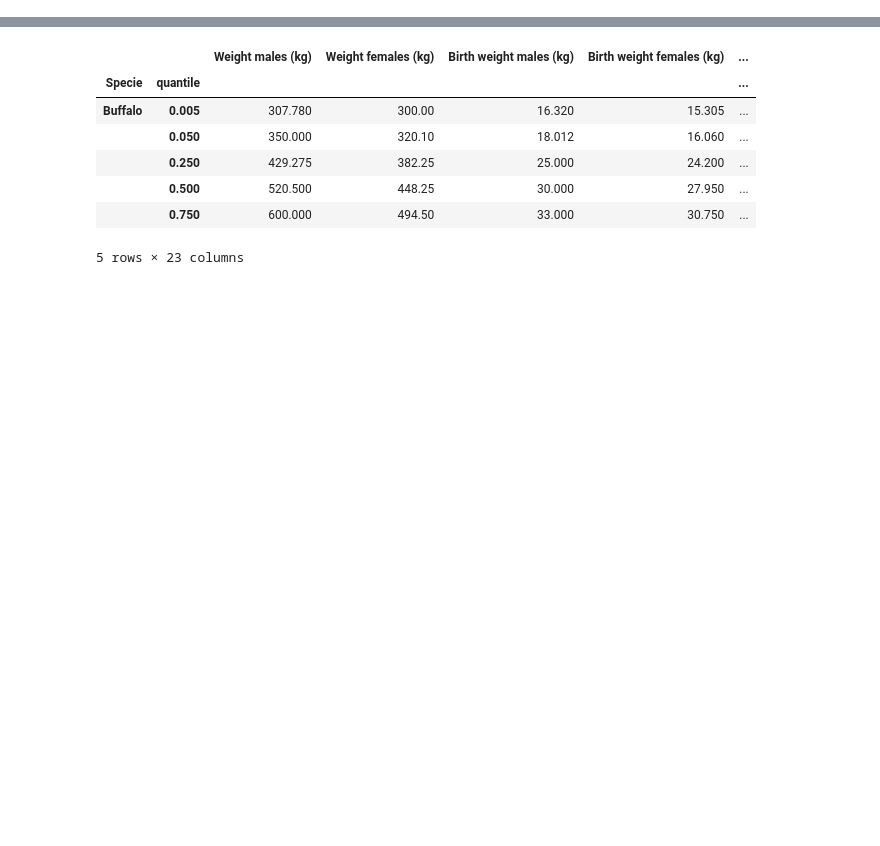
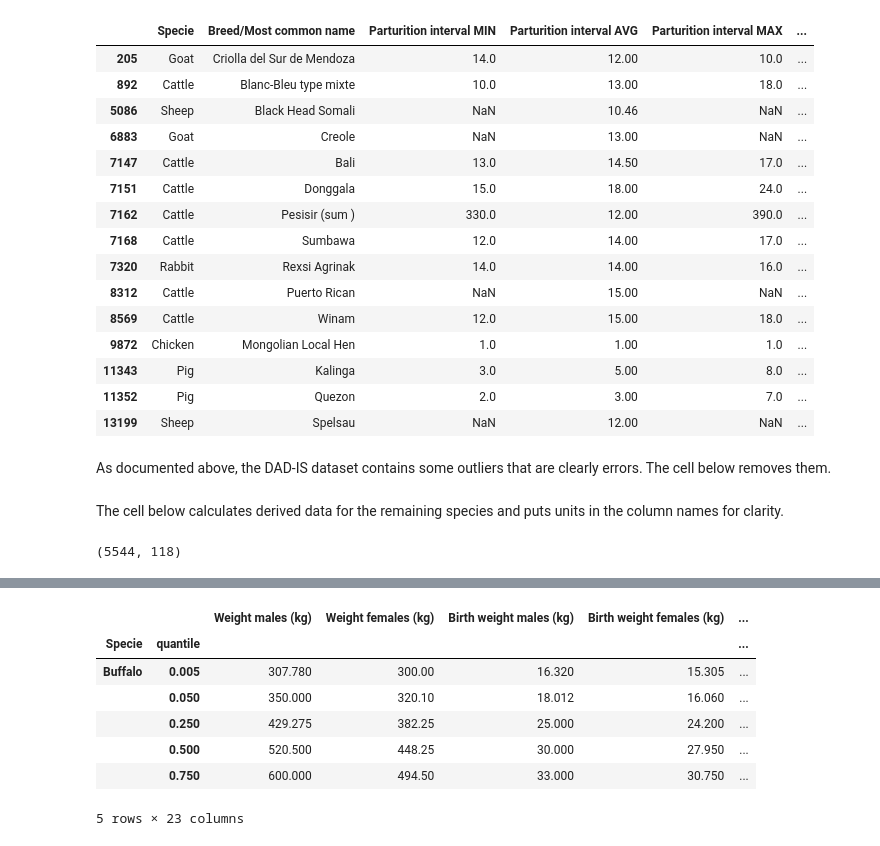
Before and after one commit to flamholz/beef_v_pork, a Jupyter notebook: notebooks/0_preprocess_FAO_data.ipynb, the cells around one changed output, grey strips where cells are left out. Saved outputs shown, nothing was run; the diff lists cells and outputs as text; code cells hidden in the pictures; blank space fills up the shorter version.

```diff
--- a/notebooks/0_preprocess_FAO_data.ipynb
+++ b/notebooks/0_preprocess_FAO_data.ipynb
@@ -83,0 +35,11 @@ dad_is_clean_df.shape
+# %%
+# Look at some of the absurd litter sizes in the dataset - several > 100!
+# Hiding the pigs since commercial pigs can have litters > 10.
+mask = np.logical_and(dad_is_df['Litter size AVG'] > 10,
+                      dad_is_df.Specie != 'Pig')
+cols =  ['Specie', 'Breed/Most common name', 'Parturition interval MIN',
+         'Parturition interval AVG', 'Parturition interval MAX',
+         'Litter size AVG', 'Litter size MIN', 'Litter size MAX',
+         'Weight males', 'Birth weight males',
+         'Weight females', 'Birth weight females']
+dad_is_df.loc[mask, cols]
@@ -83,0 +70,25 @@ dad_is_clean_df.shape
+# %%
+# Look at some absurd partruition intervals (inter-birth intervals) that are too short to be reasonable.
+# ... From the website the parturition interval appears to be reported in days.
+# Even for a rabbit this is too short...
+mask = dad_is_df['Parturition interval AVG'] < 20
+dad_is_df.loc[mask, cols]
+# %% [output]
+|  | Specie | Breed/Most common name | Parturition interval MIN | Parturition interval AVG | Parturition interval MAX | ... |
+| 205 | Goat | Criolla del Sur de Mendoza | 14.0 | 12.00 | 10.0 | ... |
+| 892 | Cattle | Blanc-Bleu type mixte | 10.0 | 13.00 | 18.0 | ... |
+| 5086 | Sheep | Black Head Somali | NaN | 10.46 | NaN | ... |
+| 6883 | Goat | Creole | NaN | 13.00 | NaN | ... |
+| 7147 | Cattle | Bali | 13.0 | 14.50 | 17.0 | ... |
+| 7151 | Cattle | Donggala | 15.0 | 18.00 | 24.0 | ... |
+| 7162 | Cattle | Pesisir (sum ) | 330.0 | 12.00 | 390.0 | ... |
+| 7168 | Cattle | Sumbawa | 12.0 | 14.00 | 17.0 | ... |
+| 7320 | Rabbit | Rexsi Agrinak | 14.0 | 14.00 | 16.0 | ... |
+| 8312 | Cattle | Puerto Rican | NaN | 15.00 | NaN | ... |
+| 8569 | Cattle | Winam | 12.0 | 15.00 | 18.0 | ... |
+| 9872 | Chicken | Mongolian Local Hen | 1.0 | 1.00 | 1.0 | ... |
+| 11343 | Pig | Kalinga | 3.0 | 5.00 | 8.0 | ... |
+| 11352 | Pig | Quezon | 2.0 | 3.00 | 7.0 | ... |
+| 13199 | Sheep | Spelsau | NaN | 12.00 | NaN | ... |
+# %% [markdown]
+As documented above, the DAD-IS dataset contains some outliers that are clearly errors. The cell below removes them.
@@ -84,3 +132,37 @@ dad_is_clean_df.shape
+# %% [markdown]
+The cell below calculates derived data for the remaining species and puts units in the column names for clarity.
+# %%
+# Calculate the number of young per year from the litter size and interval between litters.
+litter_size = dad_is_df['Litter size AVG']
+
+# Have to convert 0 interval into NaN otherwise we get infinite young per year
+litter_interval = dad_is_df['Parturition interval AVG']
+
+young_per_year = litter_size / (litter_interval/365)
+dad_is_df['Young per year AVG (number)'] = young_per_year
+
+mean_adult_weight_kg = dad_is_df[['Weight males', 'Weight females']].mean(axis=1)
+dad_is_df['Adult weight AVG (kg)'] = mean_adult_weight_kg
+dad_is_df['Adult weight AVG (g)'] = mean_adult_weight_kg*1000
+
+mean_birth_weight_kg = dad_is_df[['Birth weight males', 'Birth weight females']].mean(axis=1)
+dad_is_df['Birth weight AVG (kg)'] = mean_birth_weight_kg
+dad_is_df['Birth weight AVG (g)'] = mean_birth_weight_kg*1000
+
+neonate_mass_kg = dad_is_df['Birth weight AVG (kg)']
+young_per_year = dad_is_df['Young per year AVG (number)']
+dad_is_df['Young mass per year AVG (kg)'] = neonate_mass_kg*young_per_year
+dad_is_df['Young mass per year AVG (g)'] = neonate_mass_kg*young_per_year*1000
+
+# Put units in the relevant column names
+col_replacement_dict = dict((c, nc) for c, nc in zip(cols_of_interest, new_colnames))
+dad_is_clean_df = dad_is_df.rename(columns=col_replacement_dict)
+
+# Save a new cleaner file with units for the relevant columns.
+dad_is_clean_df.to_csv('../data/FAO_DAD-IS_cleaned.csv')
+dad_is_clean_df.shape
+# %% [output]
+(5544, 118)
 # %%
 # Save number of individual breeds for the relevant columns
 counts_by_species = dad_is_clean_df.groupby('Specie')['Breed/Most common name'].count()
```
Also changed, not shown: parts of 8 cells of this notebook, 4 other files.
